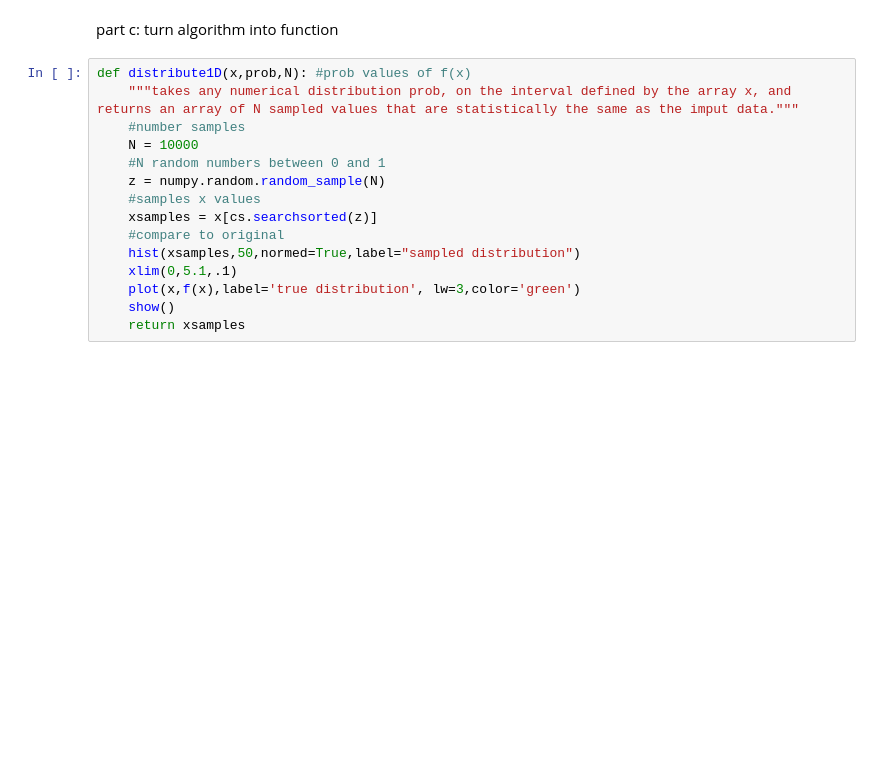
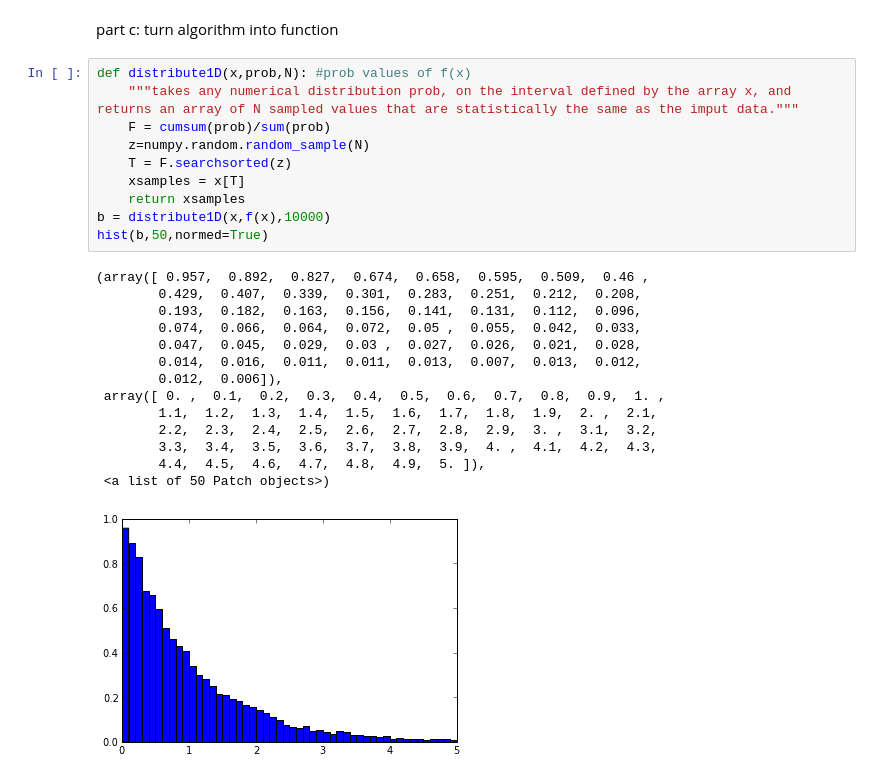
Before and after one commit to jruncoPHYS202/PHYS202-S13, a Jupyter notebook: week8/RandomNumberMonteCarlo.ipynb, the cells around one changed output. Cells and saved outputs as stored; diff of their text form; blank space fills up the shorter version.

```diff
--- a/week8/RandomNumberMonteCarlo.ipynb
+++ b/week8/RandomNumberMonteCarlo.ipynb
@@ -181,15 +178,25 @@ part c: turn algorithm into function
 # %%
 def distribute1D(x,prob,N): #prob values of f(x)
     """takes any numerical distribution prob, on the interval defined by the array x, and returns an array of N sampled values that are statistically the same as the imput data."""
-    #number samples
-    N = 10000
-    #N random numbers between 0 and 1
-    z = numpy.random.random_sample(N)
-    #samples x values
-    xsamples = x[cs.searchsorted(z)]
-    #compare to original
-    hist(xsamples,50,normed=True,label="sampled distribution")
-    xlim(0,5.1,.1)
-    plot(x,f(x),label='true distribution', lw=3,color='green')
-    show()
+    F = cumsum(prob)/sum(prob)
+    z=numpy.random.random_sample(N)
+    T = F.searchsorted(z)
+    xsamples = x[T]
     return xsamples
+b = distribute1D(x,f(x),10000)
+hist(b,50,normed=True)
+# %% [output]
+(array([ 0.957,  0.892,  0.827,  0.674,  0.658,  0.595,  0.509,  0.46 ,
+        0.429,  0.407,  0.339,  0.301,  0.283,  0.251,  0.212,  0.208,
+        0.193,  0.182,  0.163,  0.156,  0.141,  0.131,  0.112,  0.096,
+        0.074,  0.066,  0.064,  0.072,  0.05 ,  0.055,  0.042,  0.033,
+        0.047,  0.045,  0.029,  0.03 ,  0.027,  0.026,  0.021,  0.028,
+        0.014,  0.016,  0.011,  0.011,  0.013,  0.007,  0.013,  0.012,
+        0.012,  0.006]),
+ array([ 0. ,  0.1,  0.2,  0.3,  0.4,  0.5,  0.6,  0.7,  0.8,  0.9,  1. ,
+        1.1,  1.2,  1.3,  1.4,  1.5,  1.6,  1.7,  1.8,  1.9,  2. ,  2.1,
+        2.2,  2.3,  2.4,  2.5,  2.6,  2.7,  2.8,  2.9,  3. ,  3.1,  3.2,
+        3.3,  3.4,  3.5,  3.6,  3.7,  3.8,  3.9,  4. ,  4.1,  4.2,  4.3,
+        4.4,  4.5,  4.6,  4.7,  4.8,  4.9,  5. ]),
+ <a list of 50 Patch objects>)
+[figure, added]
```
Also changed, not shown: parts of 16 cells of this notebook.
